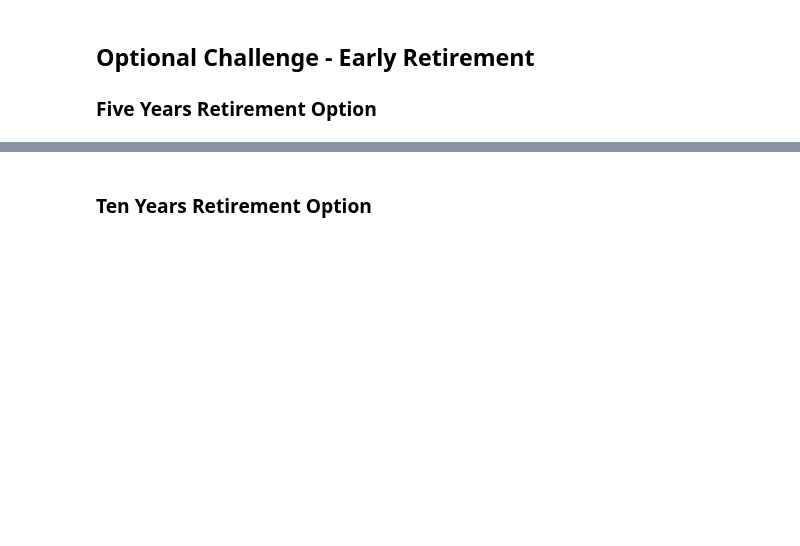
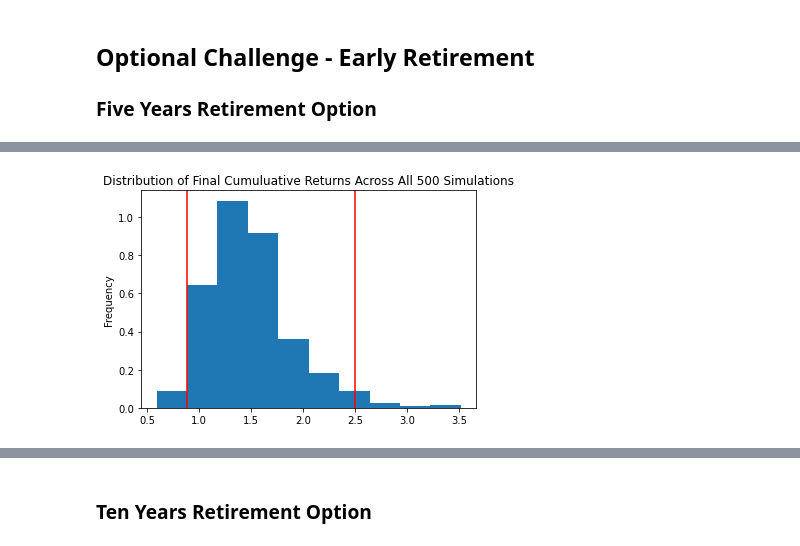
Before and after one commit to farahtawad/api-homework, a Jupyter notebook: financial-planner-solution.ipynb, the cells around one changed output, grey strips where cells are left out. Cells and saved outputs as stored; diff of their text form; code cells hidden in the pictures; blank space fills up the shorter version.

```diff
--- a/financial-planner-solution.ipynb
+++ b/financial-planner-solution.ipynb
@@ -294,5 +334,7 @@ There is a 95% chance that an initial investment of $30000.0 in the portfolio ov
 # %%
 # Plot probability distribution and confidence intervals
-# YOUR CODE HERE!
+MC_dist_1 = MC_stocks_5.plot_distribution()
+# %% [output]
+[figure, added]
 # %%
 # Fetch summary statistics from the Monte Carlo simulation results
```
Also changed, not shown: parts of 23 cells of this notebook.
